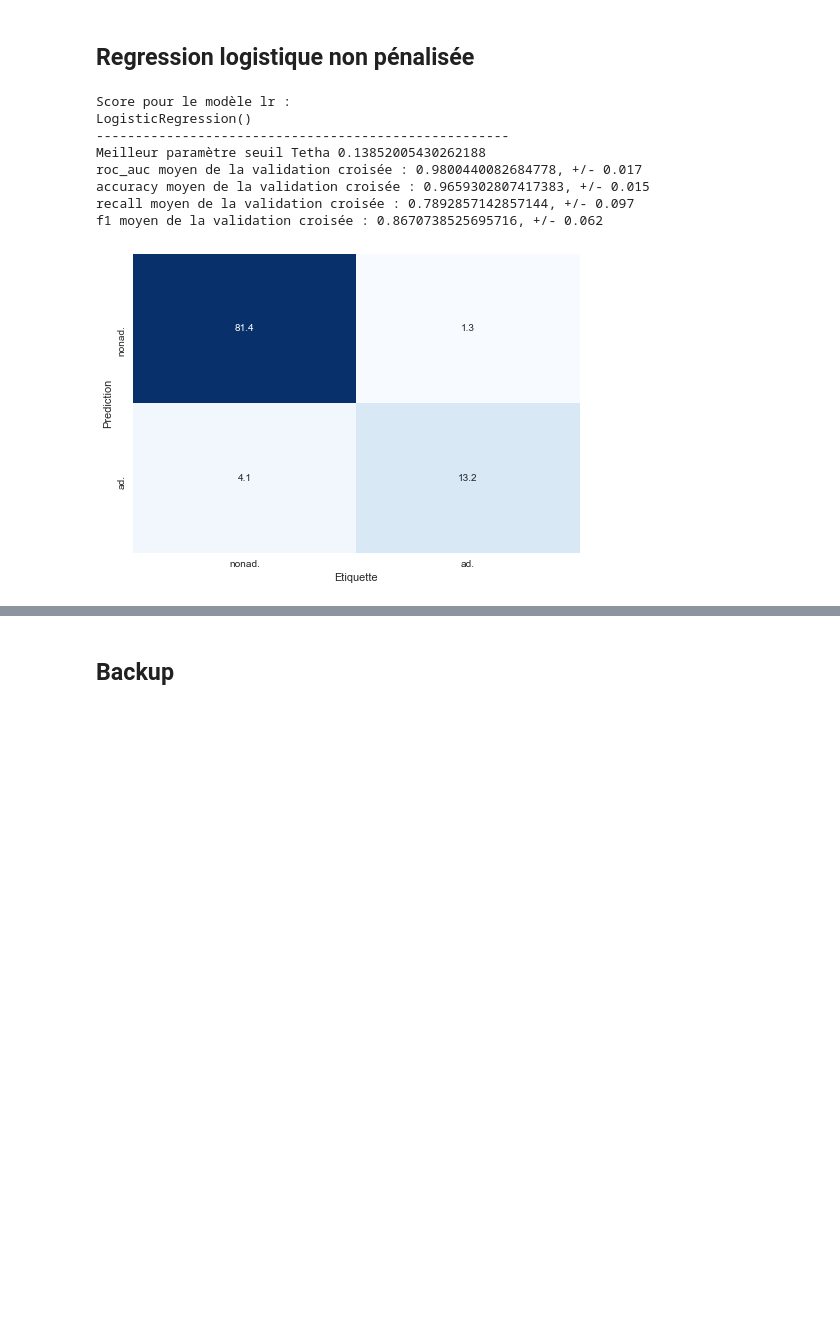
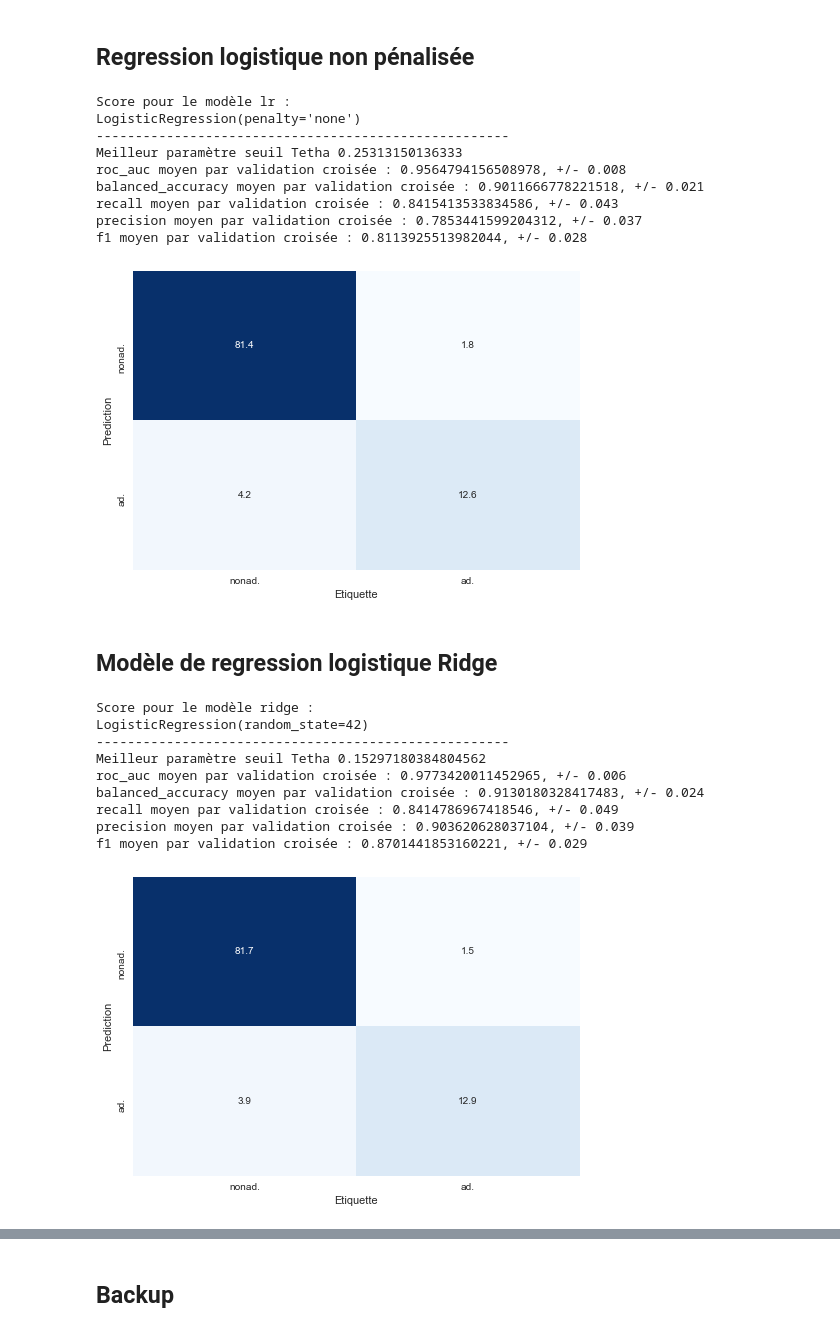
Before and after one commit to cedricsoares/cnam-sta211-entreposage-et-fouille-de-donnees-projet-final, a Jupyter notebook: exploration.ipynb, the cells around one changed output, grey strips where cells are left out. Drawn from its saved outputs; the diff is of its cells as text; code cells hidden in the pictures; blank space fills up the shorter version.

```diff
--- a/exploration.ipynb
+++ b/exploration.ipynb
@@ -512,10 +514,10 @@ print(f"Pourcentage d'inertie concervée avec les 200 premières composantes pri
 Pourcentage d'inertie concervée avec les 200 premières composantes principales 89.24%
 # %%
 %%time
-n_comp = 200
+
 import prince
-famd = prince.PCA(
-n_components= n_comp,
+pca = prince.PCA(
+n_components= 200,
 n_iter=3,
 copy=True,
 check_input=True,
@@ -570,7 +572,7 @@ Nous allons utiliser 80% des données pour le jeu d'entraînement et 20% pour le
 # %%
 from sklearn.model_selection import train_test_split
 
-X_train, X_test, y_train, y_test = train_test_split(X_std, y, test_size=0.2, stratify=y , random_state=42)
+X_train, X_test, y_train, y_test = train_test_split(transformed_data, y, test_size=0.2, stratify=y , random_state=42)
 
 print(f"Nombre d'observation de X_train {X_train.shape[0]}")
 print(f"Nombre d'observation de X_test {X_test.shape[0]}")
@@ -604,22 +606,17 @@ Dans ce cas, les indicateurs sont donnés pour les deux classes. Dans le cas con
 La seconde plot_roc_auc permet de comparer les courbe ROC de plusieurs modèles en les superposant.
 # %%
 from sklearn import metrics
-from sklearn.metrics import roc_curve, roc_auc_score
-from sklearn.metrics import f1_score
-from sklearn.metrics import roc_auc_score
-from sklearn.metrics import precision_score
-from sklearn.metrics import recall_score
-from sklearn.metrics import accuracy_score
+from sklearn.metrics import roc_curve, roc_auc_score, f1_score, roc_auc_score, precision_score, recall_score, balanced_accuracy_score
 from sklearn.model_selection import cross_val_score, cross_val_predict
 
 
 def print_metrics(model, X, y, label='model name', best_estimator=False, best_theta=True):
 
     if best_estimator == True:
-        pred = model.predict_proba(x)
+        pred = model.predict_proba(X)
 
     else:
-        pred = cross_val_predict(model, X, y, method='predict_proba' )
+        pred = cross_val_predict(model, X, y, method='predict_proba', cv=5, n_jobs=-1 )
 
     preds = [ p[1] for p in pred ]
 
@@ -630,7 +627,8 @@ def print_metrics(model, X, y, label='model name', best_estimator=False, best_th
 
     print(f'Score pour le modèle {label} :')
     if best_estimator == True:
-        print(model.best_estimator_)
+        #print(model.best_estimator_)
+        print(model)
     else:
         print(model)
 
@@ -642,9 +640,9 @@ def print_metrics(model, X, y, label='model name', best_estimator=False, best_th
         print('ROC score', metrics.roc_auc_score(y, preds))
 
     else:
-        for score in ["roc_auc", "accuracy", "recall", "f1"]:
-            cvs = cross_val_score(model, X_train, y_train, scoring=score, cv=10)
-            print(f"{score} moyen de la validation croisée : {cvs.mean()}, +/- {np.std(cvs):.3f}")
+        for score in ["roc_auc", "balanced_accuracy", "recall", "precision", "f1"]:
+            cvs = cross_val_score(model, X_train, y_train, scoring=score, cv=5, n_jobs=-1)
+            print(f"{score} moyen par validation croisée : {cvs.mean()}, +/- {np.std(cvs):.3f}")
 
 
 
@@ -665,13 +663,13 @@ def plot_roc_auc(models, X, y, best_estimator=False):
 
     '''
     fig = plt.figure(figsize=(9,9))
-    plt.title('Receinver Operating Charecteristic')
+    plt.title('Courbes ROC')
 
     for name, model in models.items():
         if best_estimator == True:
             pred = model.predict_proba(X)
         else:
-            pred = cross_val_predict(model, X, y,  method='predict_proba')
+            pred = cross_val_predict(model, X, y,  method='predict_proba', cv=5, n_jobs=-1)
 
         preds = [p[1] for p in pred]
 
@@ -688,8 +686,8 @@ def plot_roc_auc(models, X, y, best_estimator=False):
     # Axes limits and labels
     plt.xlim([-0.1, 1.1])
     plt.ylim([-0.1, 1.1])
-    plt.ylabel('True Positive Rate')
-    plt.xlabel('False Positive Rate')
+    plt.ylabel('Taux de vrai positifs')
+    plt.xlabel('Taux de faux positif')
     plt.show()
 # %% [markdown]
 ### Modèle baseline
@@ -716,17 +715,38 @@ f1 moyen de la validation croisée : 0.0, +/- 0.000
 # %%
 from sklearn.linear_model import LogisticRegression
 
-lr = LogisticRegression()
+lr = LogisticRegression(penalty='none')
 lr.fit(X_train, y_train)
 models['lr'] = lr
 print_metrics(lr, X=X_train, y=y_train, label='lr')
 # %% [output]
 Score pour le modèle lr :
-LogisticRegression()
+LogisticRegression(penalty='none')
 -----------------------------------------------------
-Meilleur paramètre seuil Tetha 0.13852005430262188
-roc_auc moyen de la validation croisée : 0.9800440082684778, +/- 0.017
-accuracy moyen de la validation croisée : 0.9659302807417383, +/- 0.015
-recall moyen de la validation croisée : 0.7892857142857144, +/- 0.097
-f1 moyen de la validation croisée : 0.8670738525695716, +/- 0.062
+Meilleur paramètre seuil Tetha 0.25313150136333
+roc_auc moyen par validation croisée : 0.9564794156508978, +/- 0.008
+balanced_accuracy moyen par validation croisée : 0.9011666778221518, +/- 0.021
+recall moyen par validation croisée : 0.8415413533834586, +/- 0.043
+precision moyen par validation croisée : 0.7853441599204312, +/- 0.037
+f1 moyen par validation croisée : 0.8113925513982044, +/- 0.028
 [figure]
+# %% [markdown]
+## Modèle de regression logistique Ridge
+# %%
+from sklearn.linear_model import LogisticRegression
+
+ridge = LogisticRegression(penalty='l2', random_state=42)
+ridge.fit(X_train, y_train)
+models['ridge'] = ridge
+print_metrics(ridge, X=X_train, y=y_train, label='ridge')
+# %% [output]
+Score pour le modèle ridge :
+LogisticRegression(random_state=42)
+-----------------------------------------------------
+Meilleur paramètre seuil Tetha 0.15297180384804562
+roc_auc moyen par validation croisée : 0.9773420011452965, +/- 0.006
+balanced_accuracy moyen par validation croisée : 0.9130180328417483, +/- 0.024
+recall moyen par validation croisée : 0.8414786967418546, +/- 0.049
+precision moyen par validation croisée : 0.903620628037104, +/- 0.039
+f1 moyen par validation croisée : 0.8701441853160221, +/- 0.029
+[figure, added]
```
Also changed, not shown: parts of 39 cells of this notebook, 1 other file.
